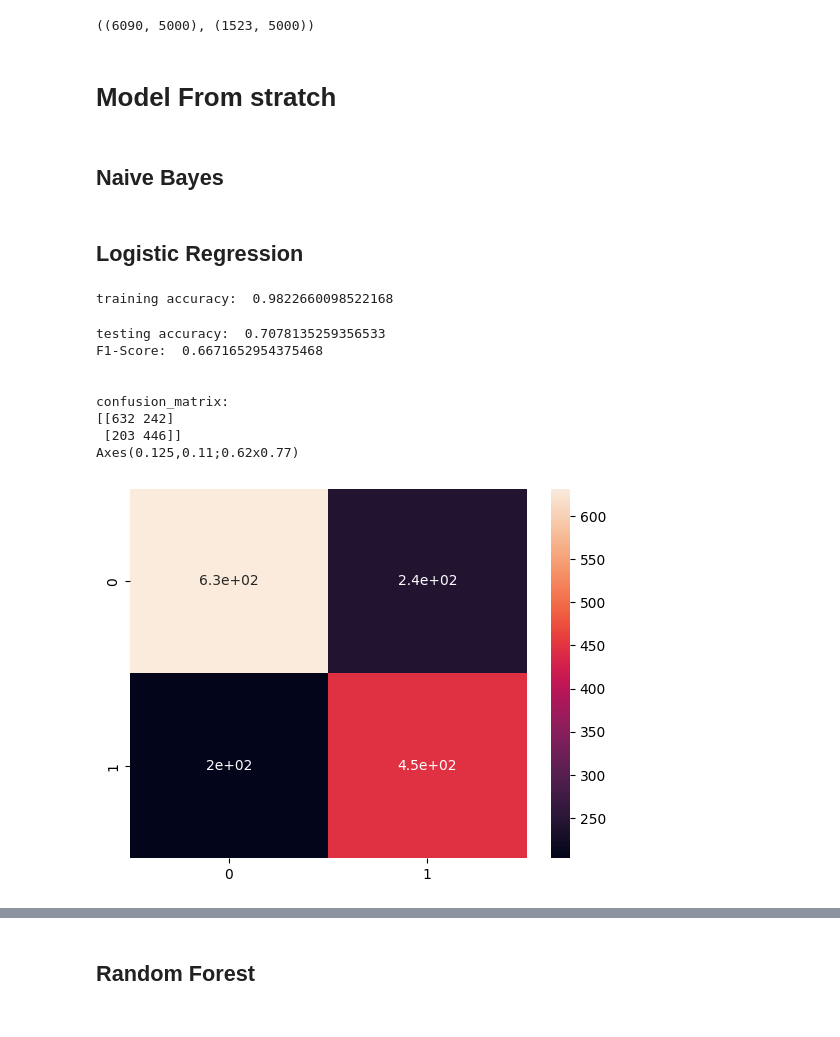
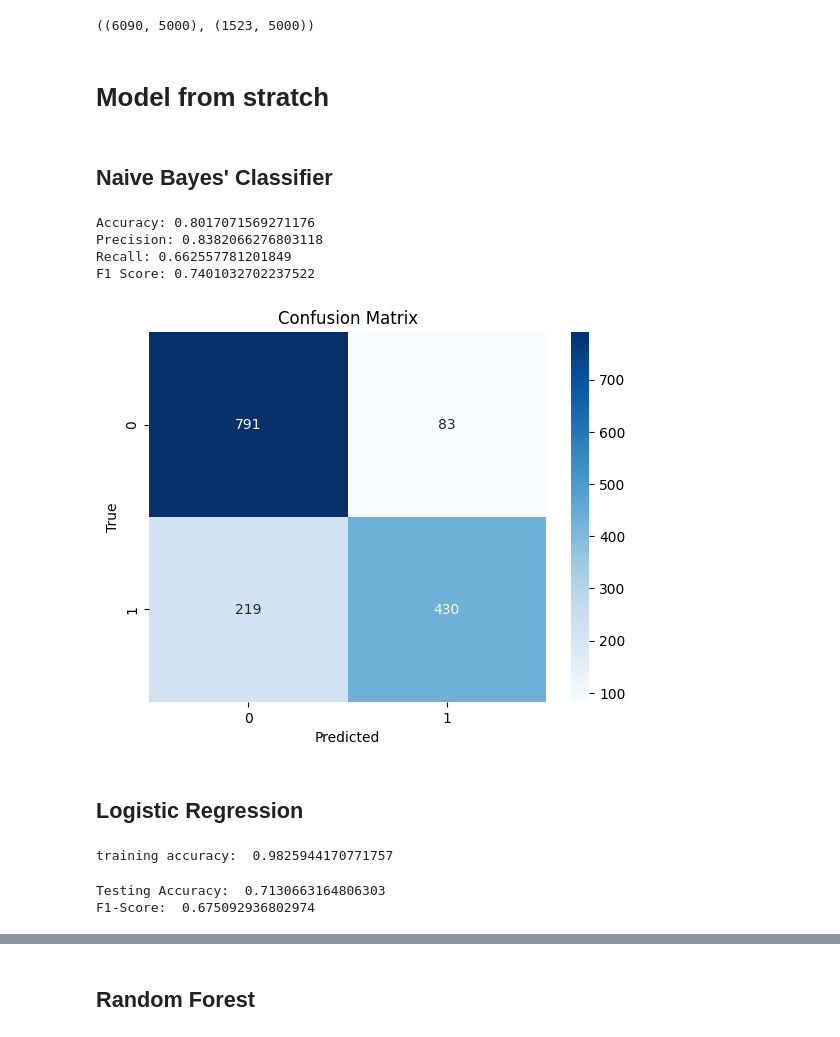
Before and after one commit to sukanyanag/Tweet-Classification-for-Disaster-Detection, a Jupyter notebook: TweetClassificationforDisasterDetection.ipynb, the cells around one changed output, grey strips where cells are left out. Cells and saved outputs as stored; diff of their text form; code cells hidden in the pictures.

Commit message:
Naive Bayes' Classifier added

```diff
--- a/TweetClassificationforDisasterDetection.ipynb
+++ b/TweetClassificationforDisasterDetection.ipynb
@@ -188,6 +182,10 @@ def clean_text(text):
     text = re.sub(r"let's", "let us", text)
     text = re.sub(r"\'ve", " have", text)
     text = re.sub(r"\'ll", " will", text)
+    text = re.sub(r"\'d", " would", text)
+    text = re.sub(r"ain't", "am not", text)
+    text = re.sub(r"what's", "what is", text)
+    text = re.sub(r"There's", "There is", text)
 
     # Remove URLs
     text = re.sub(r'http\S+', '', text)
@@ -230,11 +228,44 @@ X_train.shape, X_val.shape
 # %% [output]
 ((6090, 5000), (1523, 5000))
 # %% [markdown]
-# Model From stratch
+# Model from stratch
 # %%
 import StratchModels
 # %% [markdown]
-## Naive Bayes
+## Naive Bayes' Classifier
+# %%
+# Training the model
+nb = StratchModels.MultinomialNaiveBayes()
+nb.fit(X_train, y_train)
+# %%
+# Predicting on the validation set
+y_pred = nb.predict(X_val)  # Convert sparse matrix to dense
+# %%
+# Evaluation Metrics
+accuracy = accuracy_score(y_val, y_pred)
+precision = precision_score(y_val, y_pred)
+recall = recall_score(y_val, y_pred)
+f1 = f1_score(y_val, y_pred)
+
+print("Accuracy:", accuracy)
+print("Precision:", precision)
+print("Recall:", recall)
+print("F1 Score:", f1)
+# %% [output]
+Accuracy: 0.8017071569271176
+Precision: 0.8382066276803118
+Recall: 0.662557781201849
+F1 Score: 0.7401032702237522
+# %%
+# Confusion Matrix
+conf_matrix = confusion_matrix(y_val, y_pred)
+sns.heatmap(conf_matrix, annot=True, fmt='d', cmap='Blues')
+plt.xlabel('Predicted')
+plt.ylabel('True')
+plt.title('Confusion Matrix')
+plt.show()
+# %% [output]
+[figure, added]
 # %% [markdown]
 ## Logistic Regression
 # %%
@@ -242,27 +273,14 @@ lr_model = StratchModels.LogisticRegression()
 lr_model.fit(X_train, y_train)
 
 lr_ypred_train = lr_model.predict(X_train)
-print('training accuracy: ', accuracy_score(y_train,lr_ypred_train))
+print('Training Accuracy: ', accuracy_score(y_train, lr_ypred_train))
 # %% [output]
-training accuracy:  0.9822660098522168
+training accuracy:  0.9825944170771757
 # %%
 lr_ypred_val = lr_model.predict(X_val)
 
-print('testing accuracy: ', accuracy_score(y_val,lr_ypred_val))
+print('Testing Accuracy: ', accuracy_score(y_val, lr_ypred_val))
 print('F1-Score: ',f1_score(y_val,lr_ypred_val))
-print('\n')
-
-print('confusion_matrix: ')
-print(confusion_matrix(y_val,lr_ypred_val))
-print(sns.heatmap(confusion_matrix(y_val,lr_ypred_val),annot=True))
-plt.show()
 # %% [output]
-testing accuracy:  0.7078135259356533
-F1-Score:  0.6671652954375468
-
-
-confusion_matrix:
-[[632 242]
- [203 446]]
-Axes(0.125,0.11;0.62x0.77)
+Testing Accuracy:  0.7130663164806303
+F1-Score:  0.675092936802974
-[figure, removed]
```
Also changed, not shown: parts of 7 cells of this notebook, 1 other file.
